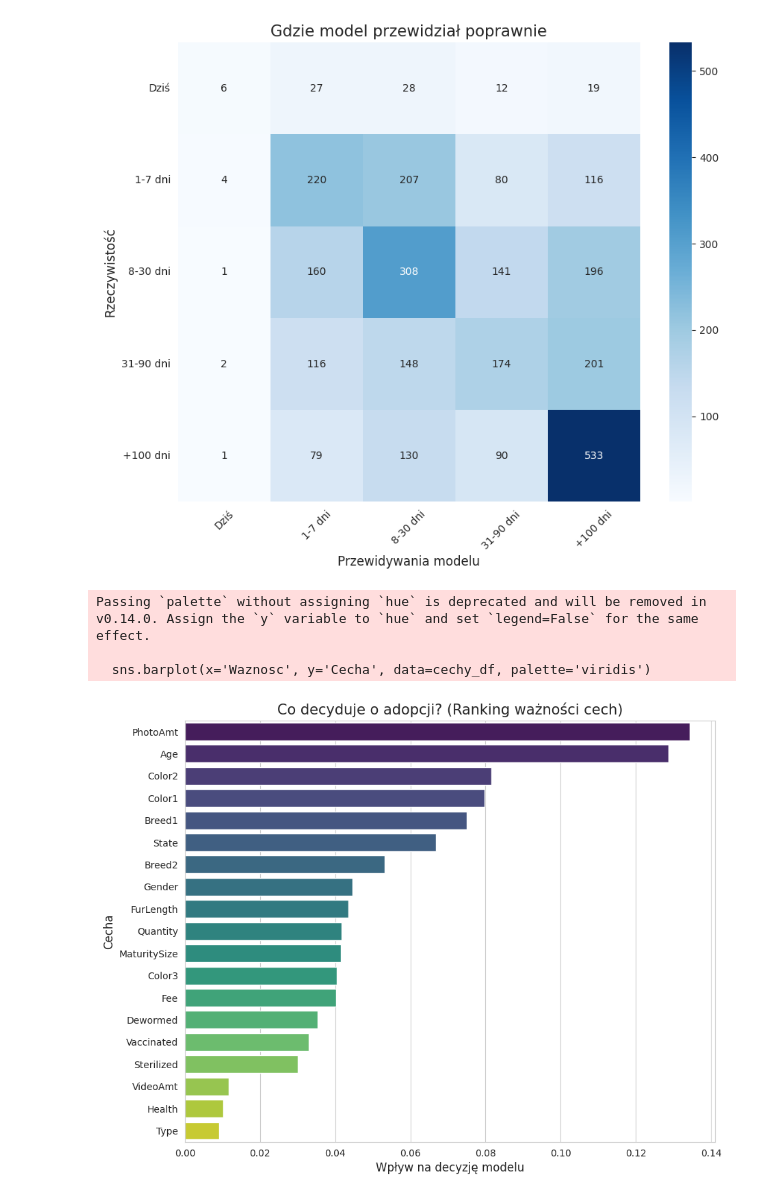
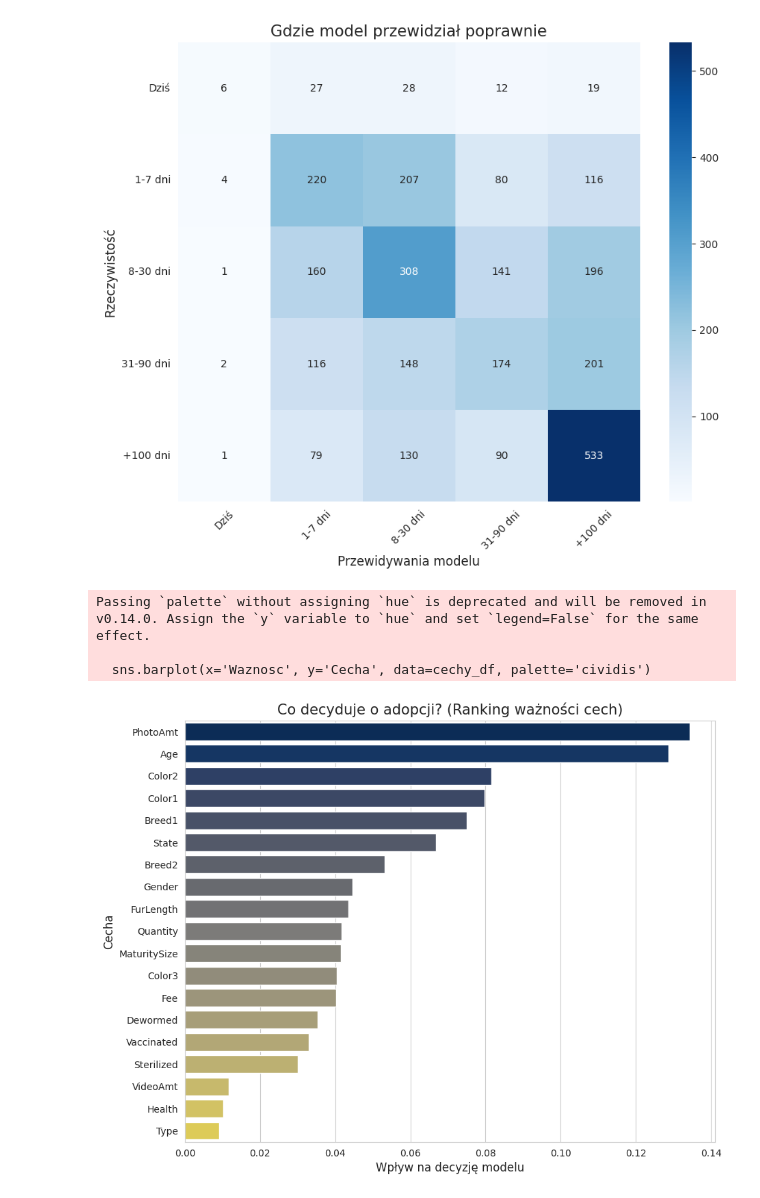
Before and after one commit to trozmarynowski/Projekt-Zaliczeniony-Merito, a Jupyter notebook: Untitled85.ipynb, the cells around one changed output. Saved outputs shown, nothing was run; the diff lists cells and outputs as text; code cells hidden in the pictures.

```diff
--- a/Untitled85.ipynb
+++ b/Untitled85.ipynb
@@ -334,30 +377,30 @@ plt.show()
 # %%
 # --- RANKING WAŻNOŚCI CECH (FEATURE IMPORTANCE) ---
 # Sprawdzamy, co według modelu najbardziej decyduje o szybkości adopcji.
 
 import pandas as pd
 
 # Pobieram ważność cech z wytrenowanego modelu
 waznosc = model.feature_importances_
 
 # Tworzę tabelkę: Nazwa Cechy + Jej ważność
 cechy_df = pd.DataFrame({'Cecha': wybrane_cechy, 'Waznosc': waznosc})
 
 # Sortuję od najważniejszej
 cechy_df = cechy_df.sort_values(by='Waznosc', ascending=False)
 
 plt.figure(figsize=(10, 8))
 
 # Rysuję wykres poziomy
-sns.barplot(x='Waznosc', y='Cecha', data=cechy_df, palette='viridis')
+sns.barplot(x='Waznosc', y='Cecha', data=cechy_df, palette='cividis')
 
 plt.title('Co decyduje o adopcji? (Ranking ważności cech)', fontsize=15)
 plt.xlabel('Wpływ na decyzję modelu', fontsize=12)
 plt.ylabel('Cecha', fontsize=12)
 
 plt.show()
 # %% [output]
 Passing `palette` without assigning `hue` is deprecated and will be removed in v0.14.0. Assign the `y` variable to `hue` and set `legend=False` for the same effect.
 
-  sns.barplot(x='Waznosc', y='Cecha', data=cechy_df, palette='viridis')
+  sns.barplot(x='Waznosc', y='Cecha', data=cechy_df, palette='cividis')
-[figure, old version]
+[figure, new version]
```
Also changed, not shown: parts of 8 cells of this notebook.
